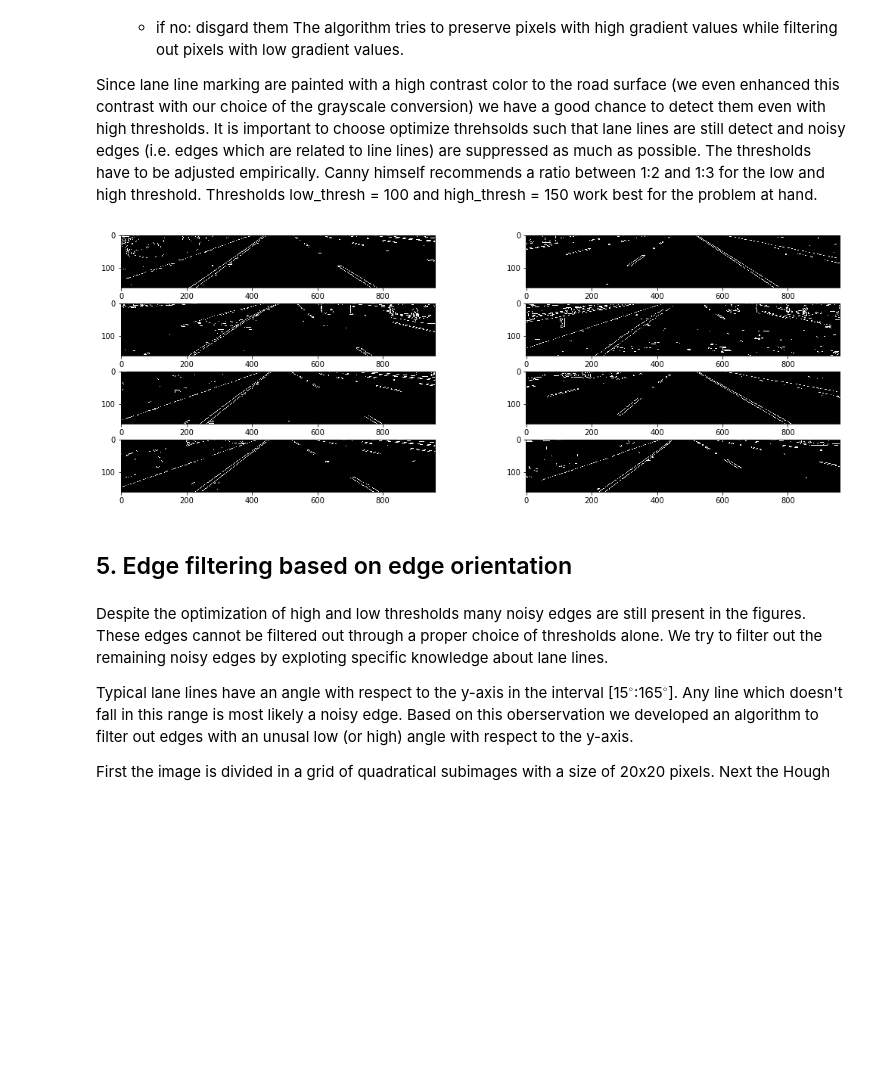
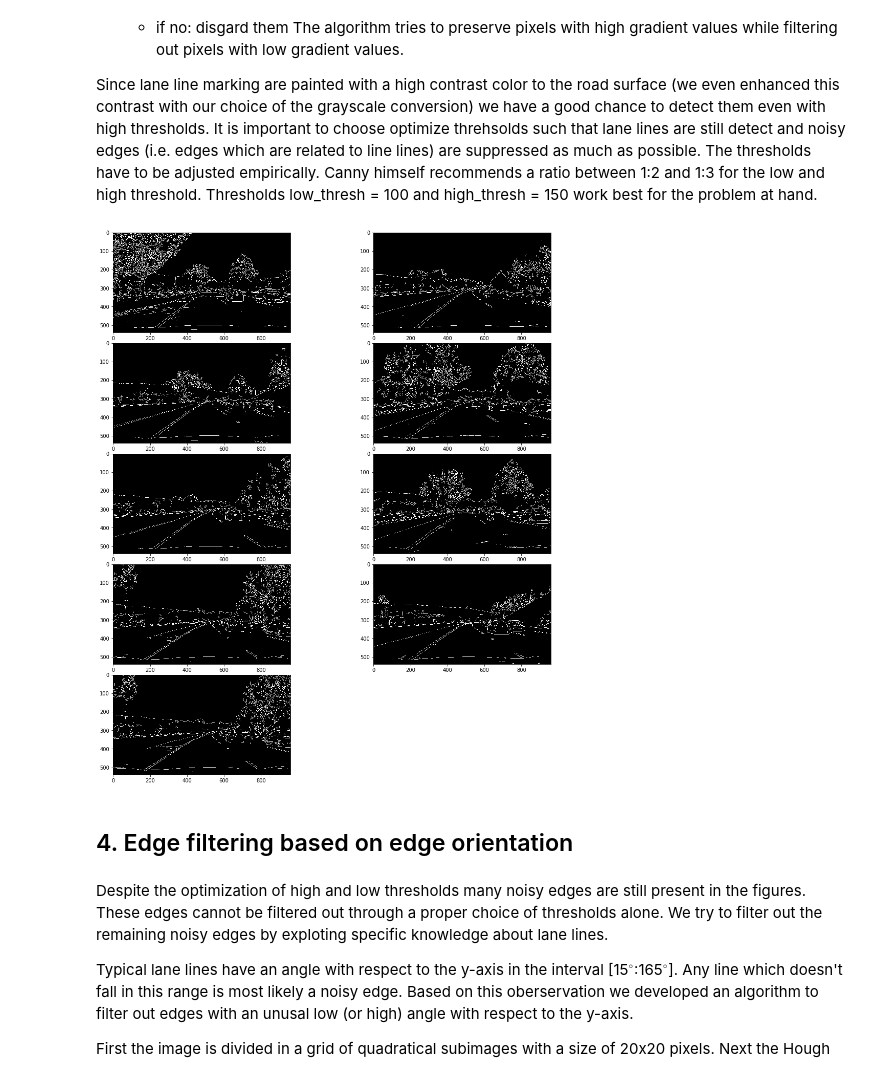
Before and after one commit to ChristopherW1985/finding_lane_lines, a Jupyter notebook: lane_line_detection.ipynb, the cells around one changed output. Drawn from its saved outputs; the diff is of its cells as text; code cells hidden in the pictures; blank space fills up the shorter version.

```diff
--- a/lane_line_detection.ipynb
+++ b/lane_line_detection.ipynb
@@ -134,7 +38,7 @@ def display_images(images, figsize = (15, 10)):
 # import images
 import glob
 
-images = [mpimg.imread(image) for image in glob.glob("test_images/*.jpg")]
+images = [mpimg.imread(image) for image in glob.glob("test_images/c*.jpg")]
 
 display_images(images)
 # %% [output]
@@ -203,9 +93,10 @@ Intensity values of image after grayscale transformation R+G-B:
 white: 255   yellow: 255   red: 255   gray: 140   black: 0
 [figure]
 # %%
-images_gray = np.copy(images_reg)
+images_gray = np.copy(images)
 
 images_gray = [grayscale2(image) for image in images_gray]
 
-display_images(images_gray, figsize = (15, 5))
+
+display_images(images_gray, figsize = (15, 15))
 # %% [output]
@@ -229,15 +120,17 @@ Since lane line marking are painted with a high contrast color to the road surfa
 # %%
 def canny(img, low_thresh, high_thresh):
     "Applies the Canny transform."
     return cv2.Canny(img, low_thresh, high_thresh)
 
-images_canny = [canny(image, 100, 150) for image in images_gray]
+blur_gray = [cv2.GaussianBlur(image, (5, 5), 0) for image in images_gray]
+images_canny = [canny(image, 50, 150) for image in blur_gray]
 
-display_images(images_canny, figsize = (15, 5))
+
+display_images(images_canny, figsize = (15, 15))
 # %% [output]
-[figure, old version]
+[figure, new version]
 # %% [markdown]
-## 5. Edge filtering based on edge orientation
+## 4. Edge filtering based on edge orientation
 # %% [markdown]
 Despite the optimization of high and low thresholds many noisy edges are still present in the figures. These edges cannot be filtered out through a proper choice of thresholds alone. We try to filter out the remaining noisy edges by exploting specific knowledge about lane lines.
 
```
Also changed, not shown: parts of 38 cells of this notebook, 34 other files.
